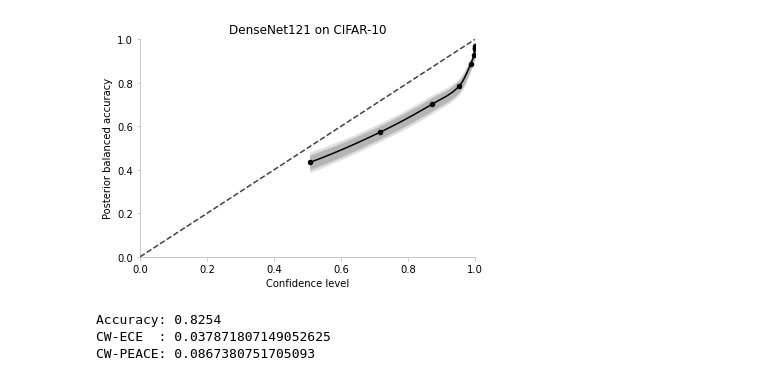
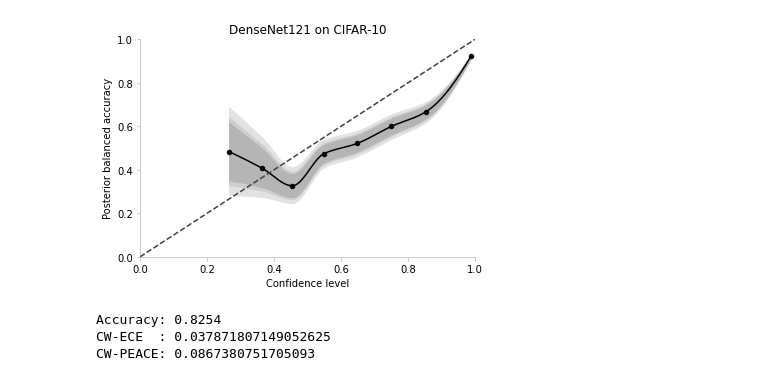
Before and after one commit to MaximLippeveld/riverreliability, a Jupyter notebook: experiments/cifar10_densenet.ipynb, the cells around one changed output. Cells and saved outputs as stored; diff of their text form; code cells hidden in the pictures.

```diff
--- a/experiments/cifar10_densenet.ipynb
+++ b/experiments/cifar10_densenet.ipynb
@@ -74,11 +74,11 @@ PEACE   : 0.0931643232761787
 # %%
 ax = plt.gca()
 plt.title('DenseNet121 on CIFAR-10')
-plots.river_reliability_diagram(y_probs, y_preds, y_true, ax, bins="count")
+plots.river_reliability_diagram(y_probs, y_preds, y_true, ax, bins=10)
 plt.savefig('plots/densenet.pdf')
 plt.show()
 # %% [output]
-[figure, old version]
+[figure, new version]
 # %%
 acc = (y_preds == y_true).mean()
 print(f'Accuracy: {acc}')
```
Also changed, not shown: parts of 3 cells of this notebook, 4 other files.
